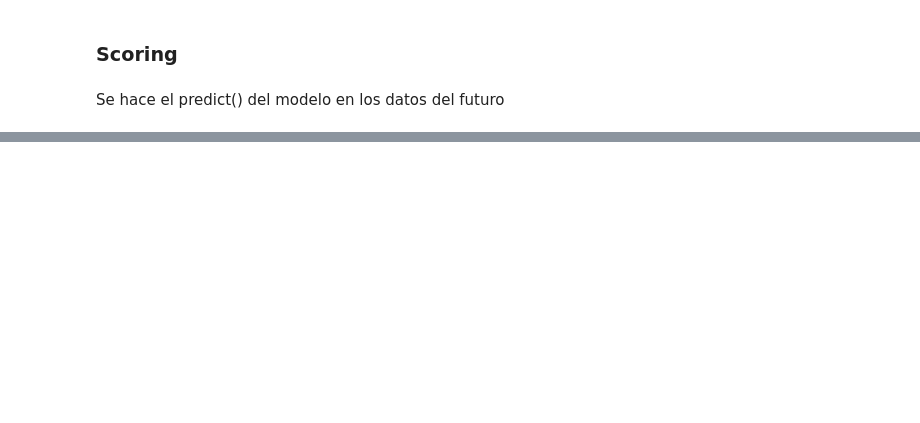
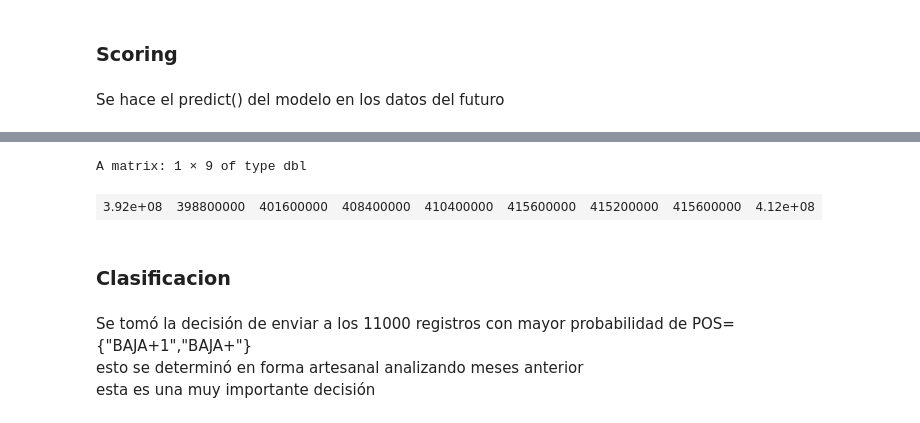
Before and after one commit to AgustinCdeCelis/dmeyf2025, a Jupyter notebook: competencia_02/experimento_abrilFull.ipynb, the cells around one changed output, grey strips where cells are left out. Saved outputs shown, nothing was run; the diff lists cells and outputs as text; code cells hidden in the pictures; blank space fills up the shorter version.

```diff
--- a/competencia_02/experimento_abrilFull.ipynb
+++ b/competencia_02/experimento_abrilFull.ipynb
@@ -564,0 +548,5 @@ summary de las hojas de los arboles
+# %%
+campos_buenos <- setdiff(
+  colnames(dataset_train_final),
+  c( "clase_ternaria", "clase01", "training", "azar")
+)
@@ -609,12 +596,0 @@ prediccion <- predict(
-# %%
-# tabla de prediccion, puede ser util para futuros ensembles
-#  ya que le modelo ganador va a ser un ensemble de LightGBMs
-
-tb_prediccion <- dfuture[, list(numero_de_cliente, foto_mes)]
-tb_prediccion[, prob := prediccion ]
-
-# grabo las probabilidad del modelo
-fwrite(tb_prediccion,
-  file= "prediccion.txt",
-  sep= "\t"
-)
@@ -620,0 +681,11 @@ fwrite(tb_prediccion,
+# %%
+mganancias
+# %% [output]
+A matrix: 1 × 9 of type dbl
+| 3.92e+08 | 398800000 | 401600000 | 408400000 | 410400000 | 415600000 | 415200000 | 415600000 | 4.12e+08 |
+# %% [markdown]
+### Clasificacion
+# %% [markdown]
+Se tomó la decisión de enviar a los 11000 registros con mayor probabilidad de POS={"BAJA+1","BAJA+"}
+<br> esto se determinó en forma artesanal analizando meses anterior
+<br> esta es una muy importante decisión
```
Also changed, not shown: parts of 42 cells of this notebook.
